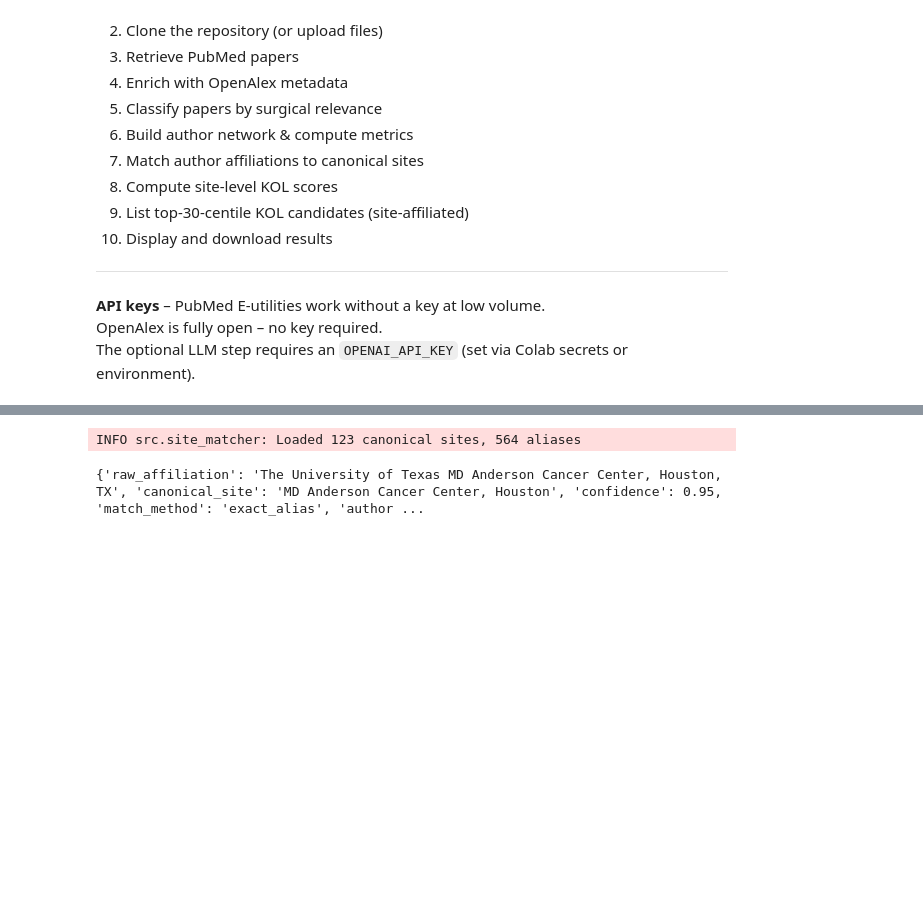
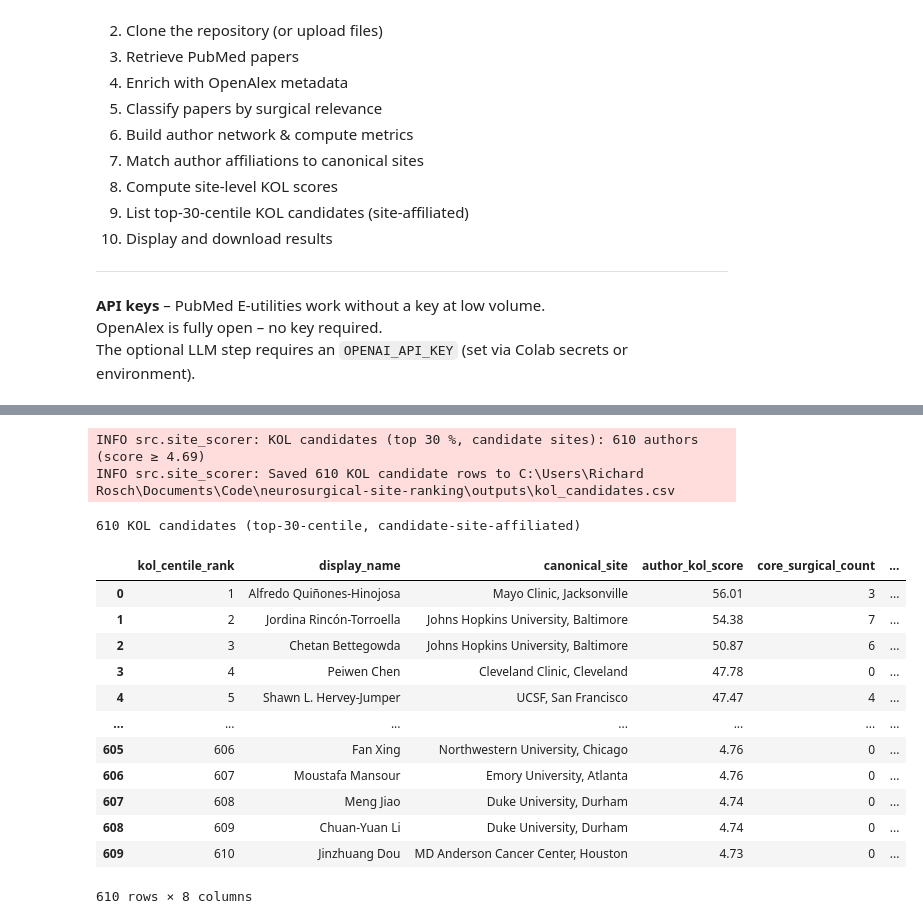
Before and after one commit to roschkoenig/neurosurgical-site-ranking, a Jupyter notebook: notebooks/pipeline_colab.ipynb, the cells around one changed output, grey strips where cells are left out. Cells and saved outputs as stored; diff of their text form; code cells hidden in the pictures; blank space fills up the shorter version.

Commit message:
scoring working

```diff
--- a/notebooks/pipeline_colab.ipynb
+++ b/notebooks/pipeline_colab.ipynb
@@ -85,6 +85,13 @@ OLLAMA_URL = 'http://localhost:11434'
 
 MAX_PUBMED_RESULTS = 1500   # small demo; increase to 500+ for real runs
 
+# Targeted enrichment settings
+# When True: after the first scoring pass, missing candidate sites are
+# automatically searched in PubMed using all their known aliases, and the
+# full pipeline is re-run on the combined paper set.
+RUN_MISSING_SITE_ENRICHMENT = True
+MAX_ENRICHMENT_PMIDS_PER_SITE = 100
+
 ALIASES_CSV = str(PROJECT_ROOT / 'data' / 'site_aliases.csv')
 LONGLIST_CSV = str(PROJECT_ROOT / 'data' / 'site_longlist.csv')
 
@@ -92,5 +99,6 @@ print('Configuration done.')
 print('Project root:', PROJECT_ROOT)
 print('LLM provider:', LLM_PROVIDER)
 print('LLM model:', LLM_MODEL)
+print('Targeted enrichment enabled:', RUN_MISSING_SITE_ENRICHMENT)
 # %% [output]
 Configuration done.
@@ -189,23 +525,40 @@ site_scores
 # %%
 # ── 9. KOL candidate list (top-30-centile site-affiliated authors) ─────────────
 # Returns all site-affiliated authors whose author_kol_score is in the
 # top 30 % of scores for that matched cohort (i.e. ≥ 70th percentile).
 
 kol_candidates = scorer.kol_candidates(authors_df, top_centile=30.0)
 scorer.save_kol_candidates(kol_candidates)  # outputs/kol_candidates.csv
 
-print(f'{len(kol_candidates)} KOL candidates (top-30-centile, site-affiliated)')
+print(f'{len(kol_candidates)} KOL candidates (top-30-centile, candidate-site-affiliated)')
 
 # Show key columns for readability
 display_cols = [
     c for c in [
         'kol_centile_rank', 'display_name', 'canonical_site',
-        'author_kol_score', 'weighted_citation_score',
-        'core_surgical_count', 'site_confidence',
+        'author_kol_score', 'core_surgical_count', 'surgery_adjacent_count',
+        'weighted_citation_score', 'site_confidence',
     ]
     if c in kol_candidates.columns
 ]
 kol_candidates[display_cols]
+# %% [output]
+INFO src.site_scorer: KOL candidates (top 30 %, candidate sites): 610 authors (score ≥ 4.69)
+INFO src.site_scorer: Saved 610 KOL candidate rows to C:\Users\Richard Rosch\Documents\Code\neurosurgical-site-ranking\outputs\kol_candidates.csv
+610 KOL candidates (top-30-centile, candidate-site-affiliated)
+|  | kol_centile_rank | display_name | canonical_site | author_kol_score | core_surgical_count | ... |
+| 0 | 1 | Alfredo Quiñones‐Hinojosa | Mayo Clinic, Jacksonville | 56.01 | 3 | ... |
+| 1 | 2 | Jordina Rincón-Torroella | Johns Hopkins University, Baltimore | 54.38 | 7 | ... |
+| 2 | 3 | Chetan Bettegowda | Johns Hopkins University, Baltimore | 50.87 | 6 | ... |
+| 3 | 4 | Peiwen Chen | Cleveland Clinic, Cleveland | 47.78 | 0 | ... |
+| 4 | 5 | Shawn L. Hervey‐Jumper | UCSF, San Francisco | 47.47 | 4 | ... |
+| ... | ... | ... | ... | ... | ... | ... |
+| 605 | 606 | Fan Xing | Northwestern University, Chicago | 4.76 | 0 | ... |
+| 606 | 607 | Moustafa Mansour | Emory University, Atlanta | 4.76 | 0 | ... |
+| 607 | 608 | Meng Jiao | Duke University, Durham | 4.74 | 0 | ... |
+| 608 | 609 | Chuan‐Yuan Li | Duke University, Durham | 4.74 | 0 | ... |
+| 609 | 610 | Jinzhuang Dou | MD Anderson Cancer Center, Houston | 4.73 | 0 | ... |
+610 rows × 8 columns
 # %%
 # # ── 10. Download results (Colab only) ─────────────────────────────────────────
 # try:
@@ -220,23 +573,3 @@ kol_candidates[display_cols]
 #             print(f'  Could not download {fname}: {e}')
 # except ImportError:
 #     print('Not in Colab – find output files in the outputs/ directory.')
-# %%
-# ── LLM smoke test (single affiliation) ───────────────────────────────────────
-from src.site_matcher import SiteMatcher
-
-smoke_matcher = SiteMatcher(
-    ALIASES_CSV,
-    use_llm=True,
-    llm_provider=LLM_PROVIDER,
-    openai_model=LLM_MODEL,
-    ollama_model=LLM_MODEL,
-    ollama_url=OLLAMA_URL,
-    llm_threshold=88,
- )
-
-test_aff = 'The University of Texas MD Anderson Cancer Center, Houston, TX'
-smoke_result = smoke_matcher.match_affiliation(test_aff, author_id='smoke_test')
-print(smoke_result)
-# %% [output]
-INFO src.site_matcher: Loaded 123 canonical sites, 564 aliases
-{'raw_affiliation': 'The University of Texas MD Anderson Cancer Center, Houston, TX', 'canonical_site': 'MD Anderson Cancer Center, Houston', 'confidence': 0.95, 'match_method': 'exact_alias', 'author ...
```
Also changed, not shown: parts of 11 cells of this notebook, 8 other files.
